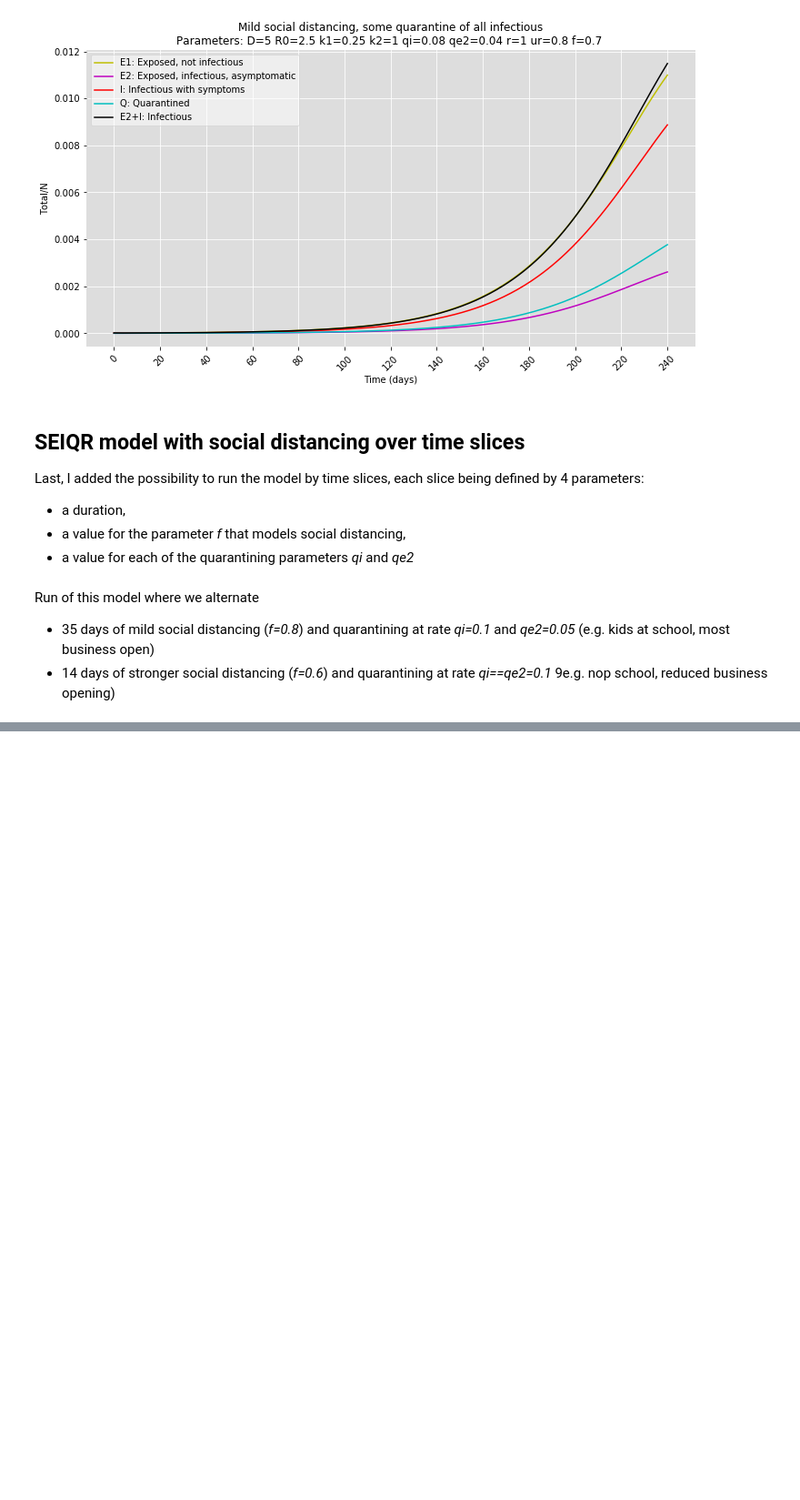
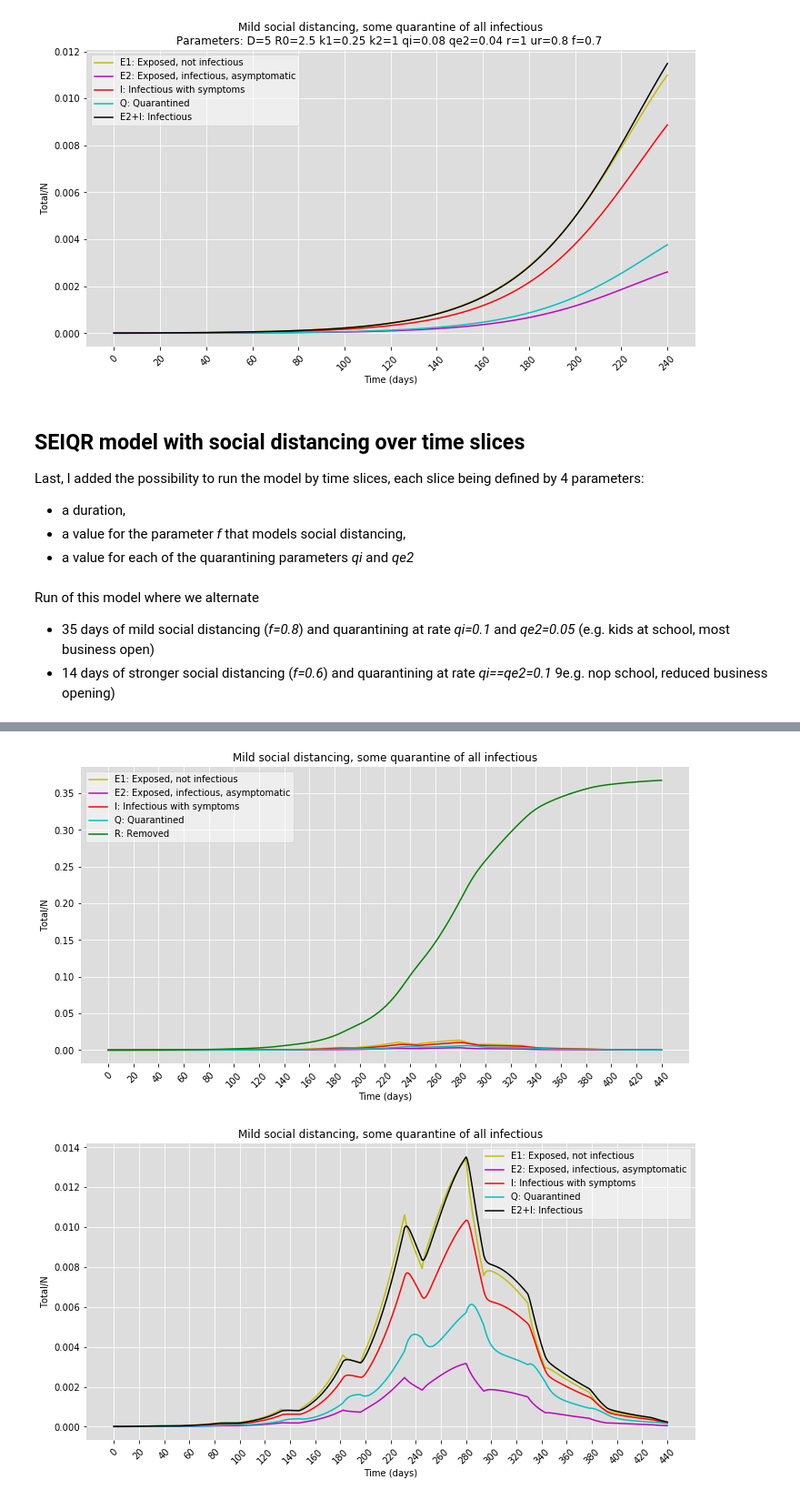
Before and after one commit to bcCOVID-19group/SIR-model-with-interventions, a Jupyter notebook: SEIQR-CNV.ipynb, the cells around one changed output, grey strips where cells are left out. Shown at 91% size. Cells and saved outputs as stored; diff of their text form; code cells hidden in the pictures; blank space fills up the shorter version.

```diff
--- a/SEIQR-CNV.ipynb
+++ b/SEIQR-CNV.ipynb
@@ -307,0 +344,38 @@ plot_outbreak(results_sd_4,init4['N'],maxt4,fsDefault,20,title4,plotCompartments
+# %%
+# Rerunning the example sd 3 with time slices implemented with the new code
+
+F4,QI4,QE24 = {},{},{}
+t_current = 0
+for i in range(9):
+    for j in range(35):
+        F4[t_current],QI4[t_current],QE24[t_current] = 0.8,0.1,0.05
+        t_current+=1
+    for j in range(14):
+        F4[t_current],QI4[t_current],QE24[t_current] = 0.6,0.1,0.1
+        t_current+=1
+maxt4=t_current-1
+
+parameters_sd_4 = {'D':  lambda t:5,
+                   'R0': lambda t:2.5,
+                   'k1': lambda t:0.25,
+                   'k2': lambda t:1,
+                   'qi': lambda t:QI4[t],
+                   'qe2':lambda t:QE24[t],
+                   'r':  lambda t:1,
+                   'ur': lambda t:0.8,
+                   'f':  lambda t:F4[t]}
+
+init4 = init2.copy()
+
+results_sd_4 = run_SEIQR_sd_model_time_dependent(init4,parameters_sd_4,maxt4)
+title4 = 'Mild social distancing, some quarantine of all infectious'
+plotCompartments4 = plotDefault.copy()
+plotCompartments4['S']=False
+plot_outbreak(results_sd_4,init4['N'],maxt4,fsDefault,20,title4,plotCompartments4)
+
+plotCompartments4['R']=False
+plotCompartments4['E2I']=True
+plot_outbreak(results_sd_4,init4['N'],maxt4,fsDefault,20,title4,plotCompartments4)
+# %% [output]
+[figure, added]
+[figure, added]
```
Also changed, not shown: parts of 8 cells of this notebook.
